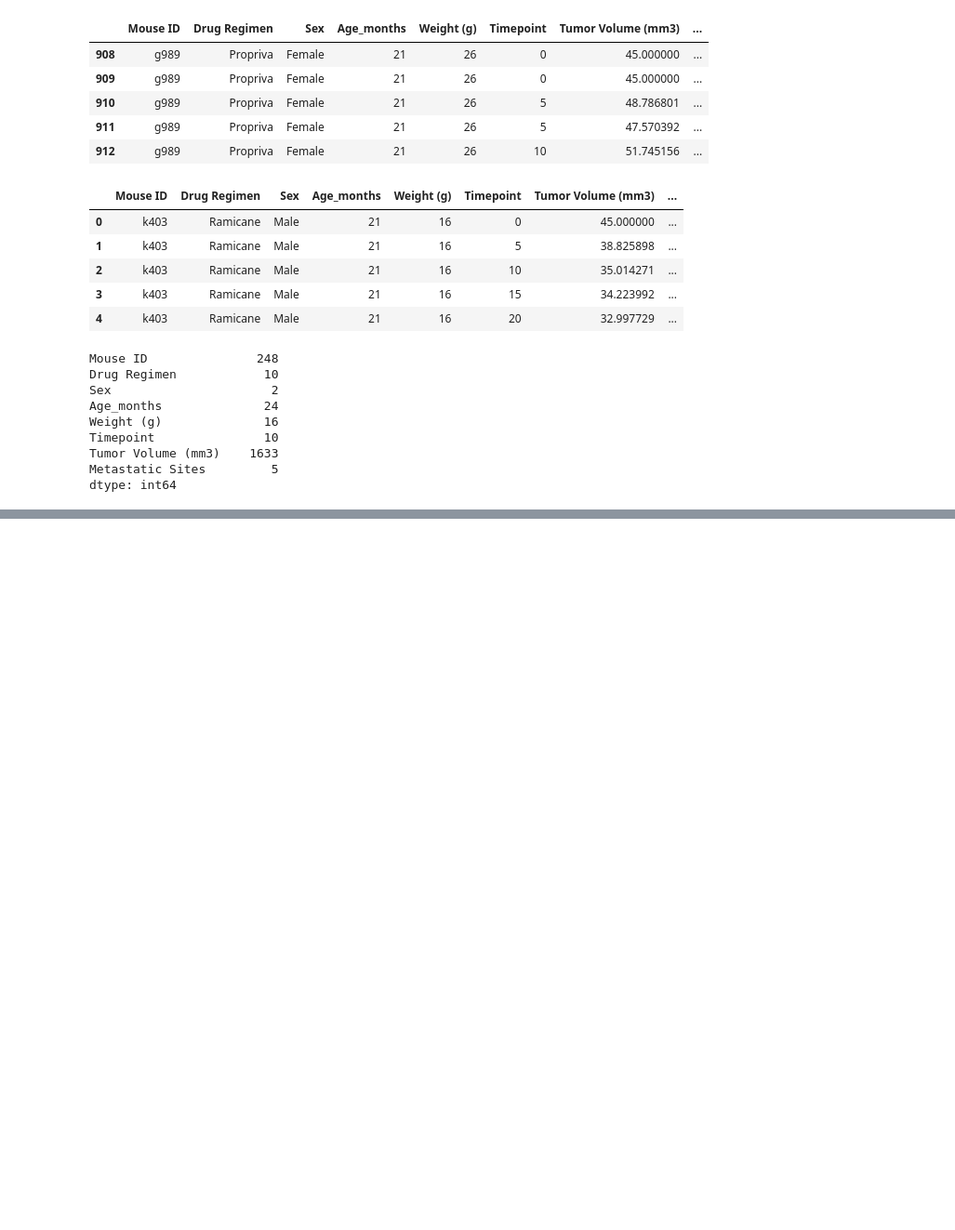
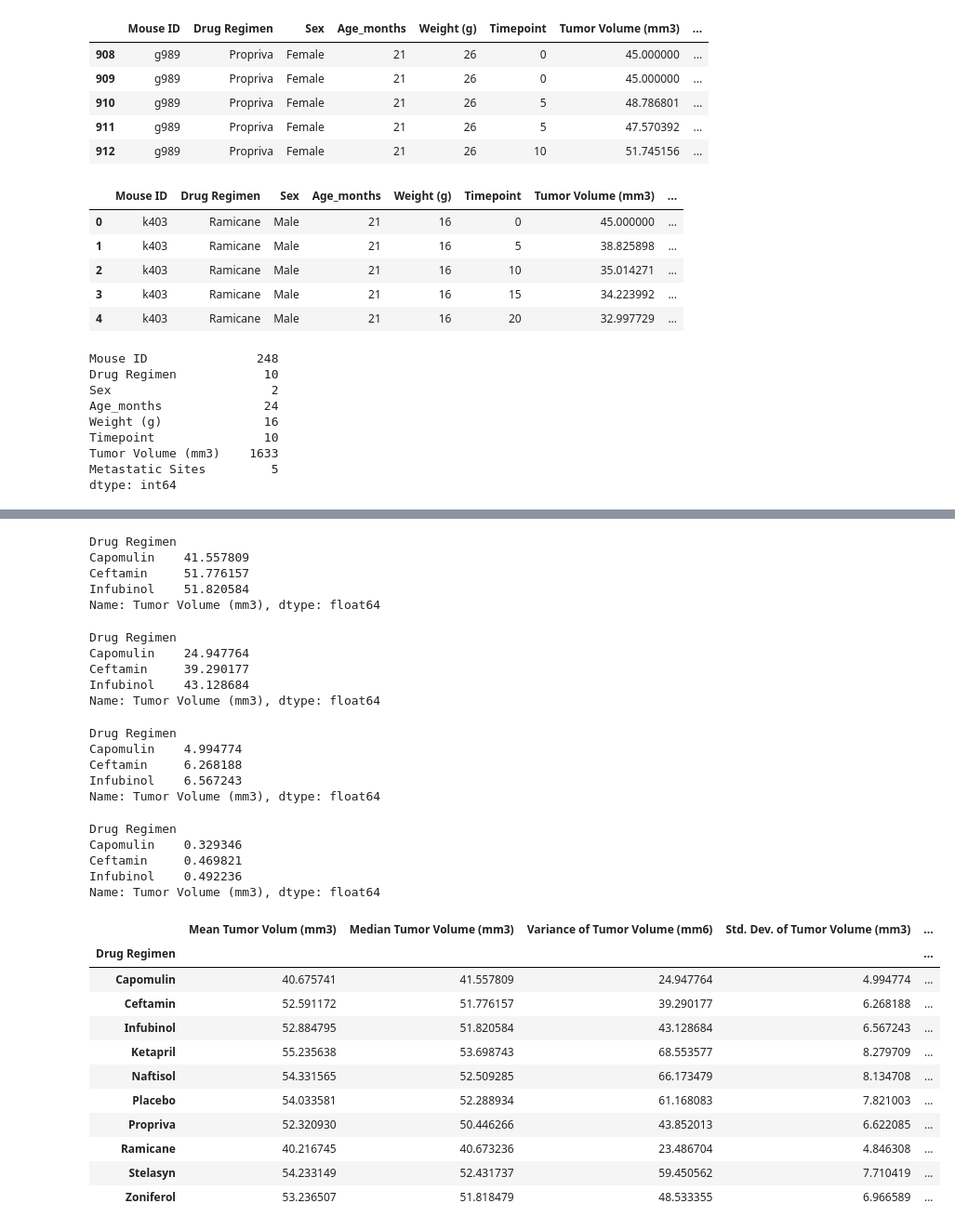
Before and after one commit to radioactivearm/matplotlib-challenge, a Jupyter notebook: Pymaceuticals/pymaceuticals_main.ipynb, the cells around one changed output, grey strips where cells are left out. Shown: that part at 93% size. Saved outputs shown, nothing was run; the diff lists cells and outputs as text; code cells hidden in the pictures; blank space fills up the shorter version.

```diff
--- a/Pymaceuticals/pymaceuticals_main.ipynb
+++ b/Pymaceuticals/pymaceuticals_main.ipynb
@@ -87,0 +144,40 @@ dtype: int64
+# %%
+# finding median (Median Tumor Volume (mm3))
+drug_median = drug_group['Tumor Volume (mm3)'].median()
+drug_median.head(3)
+# %% [output]
+Drug Regimen
+Capomulin    41.557809
+Ceftamin     51.776157
+Infubinol    51.820584
+Name: Tumor Volume (mm3), dtype: float64
+# %%
+# finding variance (Variance of Tumor Volume (mm6))
+drug_var = drug_group['Tumor Volume (mm3)'].var()
+drug_var.head(3)
+# %% [output]
+Drug Regimen
+Capomulin    24.947764
+Ceftamin     39.290177
+Infubinol    43.128684
+Name: Tumor Volume (mm3), dtype: float64
+# %%
+# finding standard deviation (Std. Dev. of Tumor Volume (mm3))
+drug_std = drug_group['Tumor Volume (mm3)'].std()
+drug_std.head(3)
+# %% [output]
+Drug Regimen
+Capomulin    4.994774
+Ceftamin     6.268188
+Infubinol    6.567243
+Name: Tumor Volume (mm3), dtype: float64
+# %%
+# finding SEM (SEM of Tumor Volume (mm3))
+drug_sem = drug_group['Tumor Volume (mm3)'].sem()
+drug_sem.head(3)
+# %% [output]
+Drug Regimen
+Capomulin    0.329346
+Ceftamin     0.469821
+Infubinol    0.492236
+Name: Tumor Volume (mm3), dtype: float64
@@ -87,0 +189,26 @@ dtype: int64
+# %%
+# making summary table of statistics
+drug_stats_dict = {
+    'Mean Tumor Volum (mm3)': drug_mean,
+    'Median Tumor Volume (mm3)': drug_median,
+    'Variance of Tumor Volume (mm6)': drug_var,
+    'Std. Dev. of Tumor Volume (mm3)': drug_std,
+    'SEM of Tumor Volume (mm3)': drug_sem
+}
+
+# make statistical summary table
+drug_stats = pd.DataFrame(drug_stats_dict, index=drug_index)
+drug_stats
+# %% [output]
+|  | Mean Tumor Volum (mm3) | Median Tumor Volume (mm3) | Variance of Tumor Volume (mm6) | Std. Dev. of Tumor Volume (mm3) | ... |
+| Drug Regimen |  |  |  |  | ... |
+| Capomulin | 40.675741 | 41.557809 | 24.947764 | 4.994774 | ... |
+| Ceftamin | 52.591172 | 51.776157 | 39.290177 | 6.268188 | ... |
+| Infubinol | 52.884795 | 51.820584 | 43.128684 | 6.567243 | ... |
+| Ketapril | 55.235638 | 53.698743 | 68.553577 | 8.279709 | ... |
+| Naftisol | 54.331565 | 52.509285 | 66.173479 | 8.134708 | ... |
+| Placebo | 54.033581 | 52.288934 | 61.168083 | 7.821003 | ... |
+| Propriva | 52.320930 | 50.446266 | 43.852013 | 6.622085 | ... |
+| Ramicane | 40.216745 | 40.673236 | 23.486704 | 4.846308 | ... |
+| Stelasyn | 54.233149 | 52.431737 | 59.450562 | 7.710419 | ... |
+| Zoniferol | 53.236507 | 51.818479 | 48.533355 | 6.966589 | ... |
```
Also changed, not shown: parts of 19 cells of this notebook.
